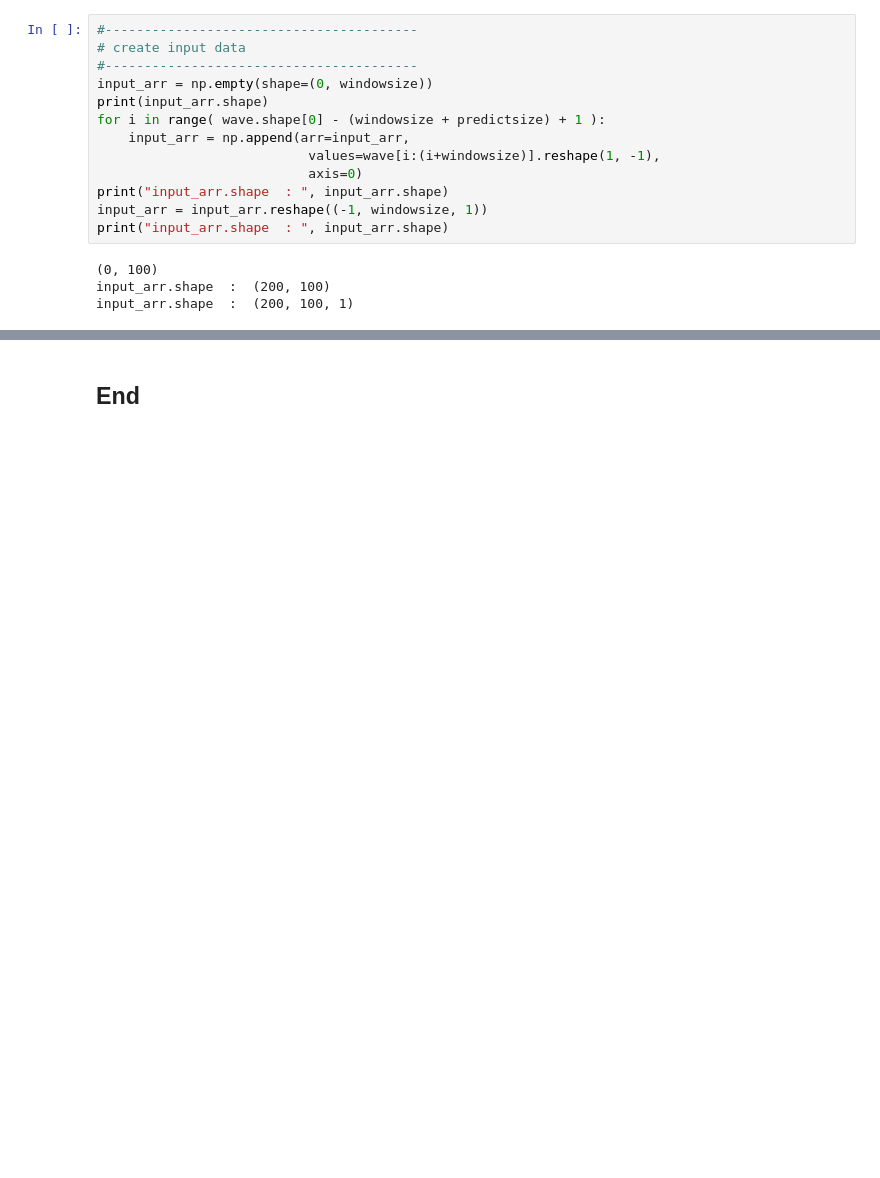
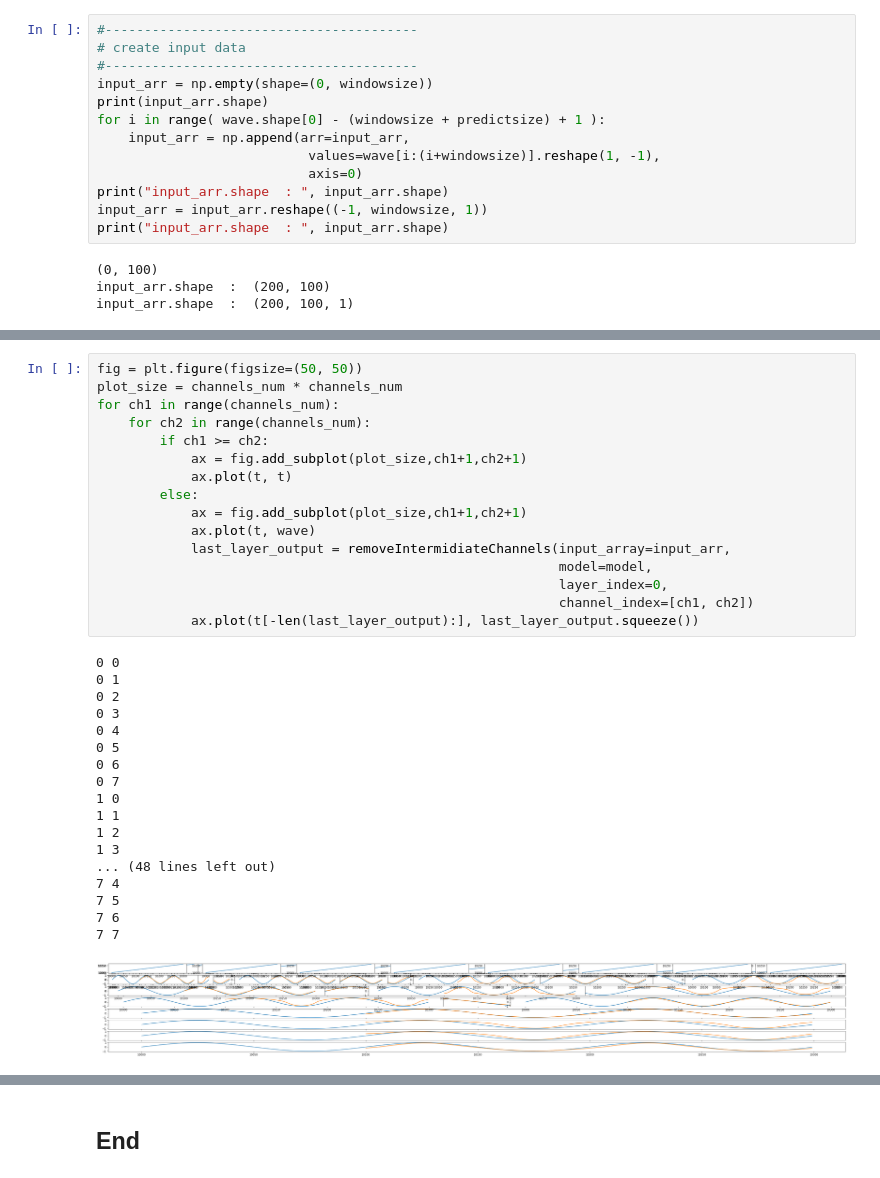
Before and after one commit to pollenjp/article_script, a Jupyter notebook: 20180719_visualize_Conv1d_output__in_kabuku/notebooks/getLastOutputByChangingHiddenOutput__Conv1d_model__SimpleSinFuncWithNoNoise.ipynb, the cells around one changed output, grey strips where cells are left out. Drawn from its saved outputs; the diff is of its cells as text; blank space fills up the shorter version.

```diff
--- a/20180719_visualize_Conv1d_output__in_kabuku/notebooks/getLastOutputByChangingHiddenOutput__Conv1d_model__SimpleSinFuncWithNoNoise.ipynb
+++ b/20180719_visualize_Conv1d_output__in_kabuku/notebooks/getLastOutputByChangingHiddenOutput__Conv1d_model__SimpleSinFuncWithNoNoise.ipynb
@@ -229,0 +241,35 @@ for i,o in enumerate(output_arr):
+# %%
+fig = plt.figure(figsize=(50, 50))
+plot_size = channels_num * channels_num
+for ch1 in range(channels_num):
+    for ch2 in range(channels_num):
+        if ch1 >= ch2:
+            ax = fig.add_subplot(plot_size,ch1+1,ch2+1)
+            ax.plot(t, t)
+        else:
+            ax = fig.add_subplot(plot_size,ch1+1,ch2+1)
+            ax.plot(t, wave)
+            last_layer_output = removeIntermidiateChannels(input_array=input_arr,
+                                                           model=model,
+                                                           layer_index=0,
+                                                           channel_index=[ch1, ch2])
+            ax.plot(t[-len(last_layer_output):], last_layer_output.squeeze())
+# %% [output]
+0 0
+0 1
+0 2
+0 3
+0 4
+0 5
+0 6
+0 7
+1 0
+1 1
+1 2
+1 3
+... (48 lines left out)
+7 4
+7 5
+7 6
+7 7
+[figure, added]
```
Also changed, not shown: parts of 36 cells of this notebook, 2 other files.
